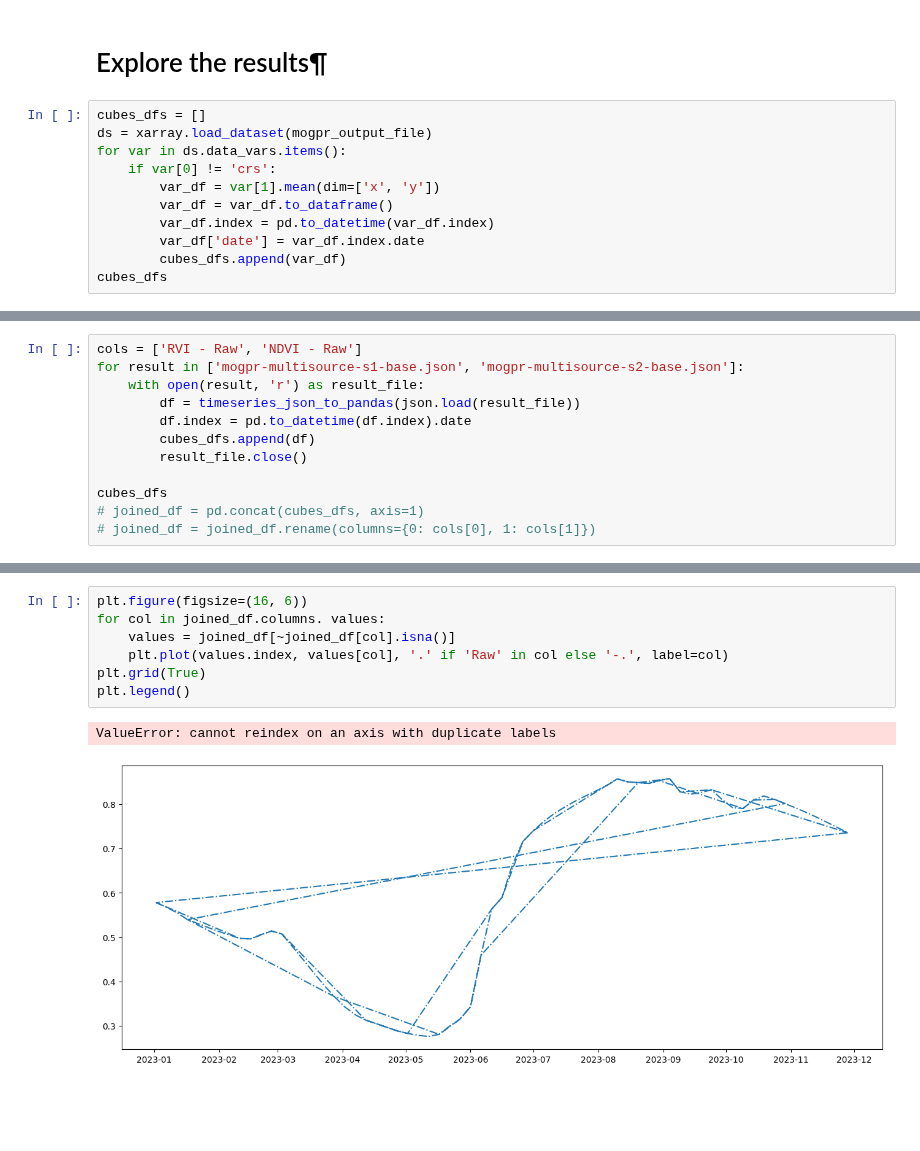
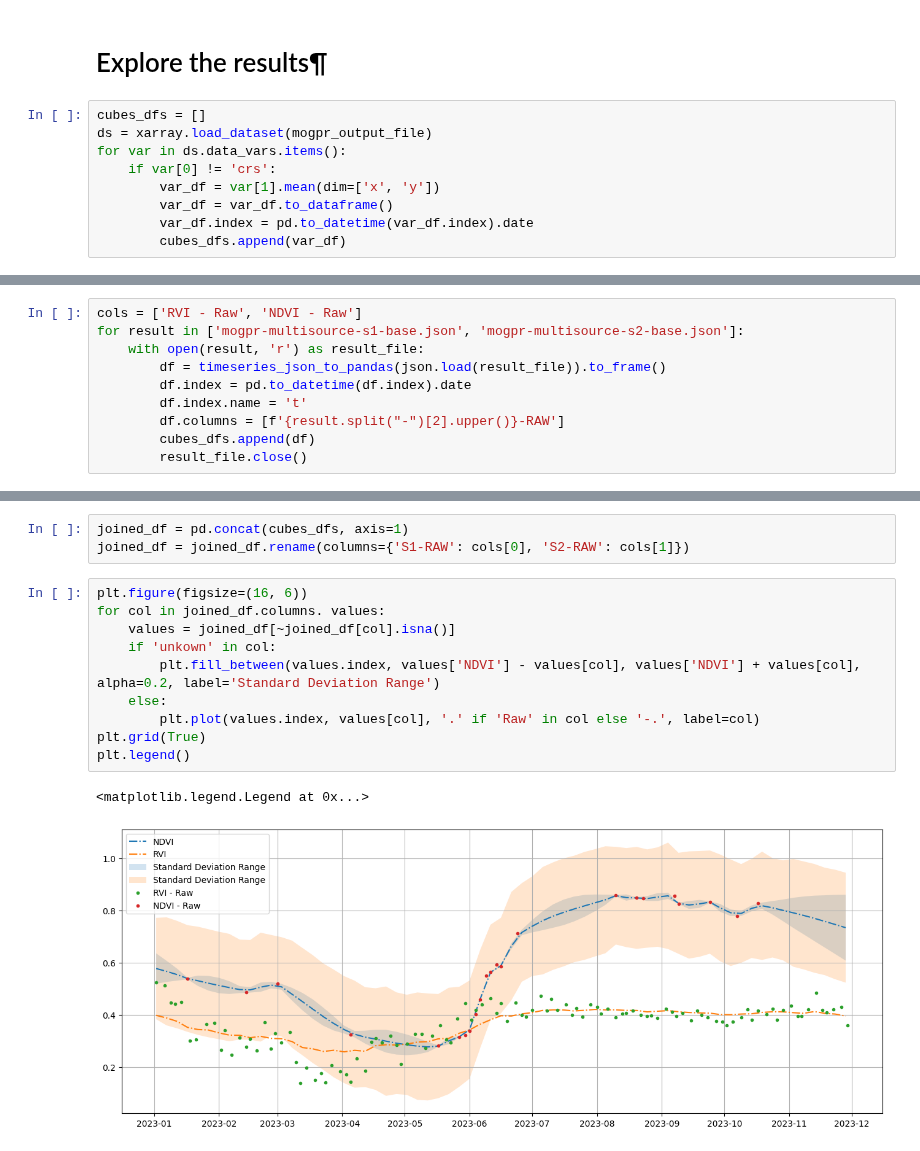
Before and after one commit to Open-EO/FuseTS, a Jupyter notebook: notebooks/OpenEO/FuseTS - MOGPR Multi Source Fusion.ipynb, the cells around one changed output, grey strips where cells are left out. Saved outputs shown, nothing was run; the diff lists cells and outputs as text; blank space fills up the shorter version.

```diff
--- a/notebooks/OpenEO/FuseTS - MOGPR Multi Source Fusion.ipynb
+++ b/notebooks/OpenEO/FuseTS - MOGPR Multi Source Fusion.ipynb
@@ -211,7 +213,5 @@ for var in ds.data_vars.items():
     if var[0] != 'crs':
         var_df = var[1].mean(dim=['x', 'y'])
         var_df = var_df.to_dataframe()
-        var_df.index = pd.to_datetime(var_df.index)
-        var_df['date'] = var_df.index.date
+        var_df.index = pd.to_datetime(var_df.index).date
         cubes_dfs.append(var_df)
-cubes_dfs
@@ -237,11 +219,9 @@ cubes_dfs
 cols = ['RVI - Raw', 'NDVI - Raw']
 for result in ['mogpr-multisource-s1-base.json', 'mogpr-multisource-s2-base.json']:
     with open(result, 'r') as result_file:
-        df = timeseries_json_to_pandas(json.load(result_file))
+        df = timeseries_json_to_pandas(json.load(result_file)).to_frame()
         df.index = pd.to_datetime(df.index).date
+        df.index.name = 't'
+        df.columns = [f'{result.split("-")[2].upper()}-RAW']
         cubes_dfs.append(df)
         result_file.close()
-
-cubes_dfs
-# joined_df = pd.concat(cubes_dfs, axis=1)
-# joined_df = joined_df.rename(columns={0: cols[0], 1: cols[1]})
@@ -266,10 +228,16 @@ cubes_dfs
+# %%
+joined_df = pd.concat(cubes_dfs, axis=1)
+joined_df = joined_df.rename(columns={'S1-RAW': cols[0], 'S2-RAW': cols[1]})
 # %%
 plt.figure(figsize=(16, 6))
 for col in joined_df.columns. values:
     values = joined_df[~joined_df[col].isna()]
-    plt.plot(values.index, values[col], '.' if 'Raw' in col else '-.', label=col)
+    if 'unkown' in col:
+        plt.fill_between(values.index, values['NDVI'] - values[col], values['NDVI'] + values[col], alpha=0.2, label='Standard Deviation Range')
+    else:
+        plt.plot(values.index, values[col], '.' if 'Raw' in col else '-.', label=col)
 plt.grid(True)
 plt.legend()
 # %% [output]
-ValueError: cannot reindex on an axis with duplicate labels
+<matplotlib.legend.Legend at 0x...>
-[figure, old version]
+[figure, new version]
```
Also changed, not shown: parts of 5 cells of this notebook, 3 other files.
